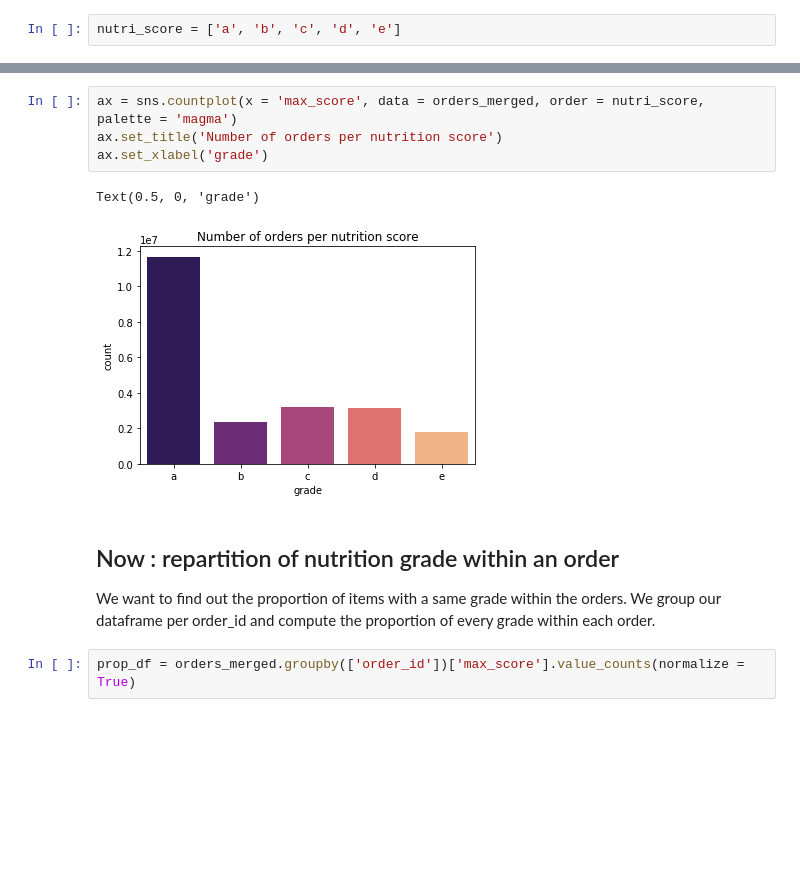
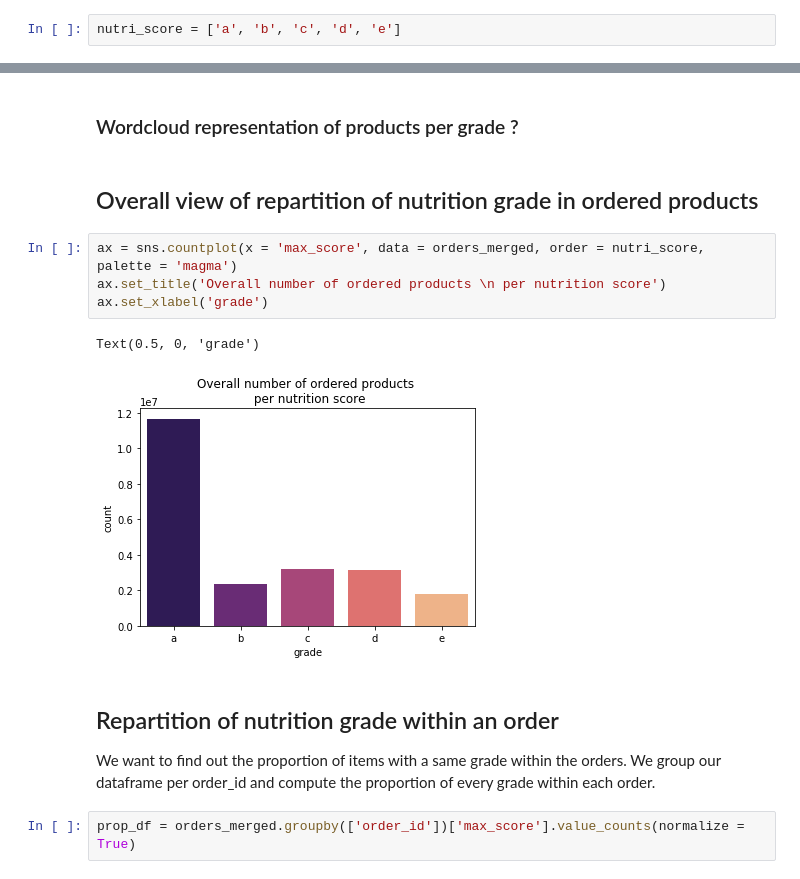
Before and after one commit to MarcBickel/project_gobigorgohome, a Jupyter notebook: project_notebook-Copy_cecile.ipynb, the cells around one changed output, grey strips where cells are left out. Saved outputs shown, nothing was run; the diff lists cells and outputs as text; blank space fills up the shorter version.

```diff
--- a/project_notebook-Copy_cecile.ipynb
+++ b/project_notebook-Copy_cecile.ipynb
@@ -556,12 +588,16 @@ nutri_score = ['a', 'b', 'c', 'd', 'e']
+# %% [markdown]
+### Wordcloud representation of products per grade ?
+# %% [markdown]
+## Overall view of repartition of nutrition grade in ordered products
 # %%
 ax = sns.countplot(x = 'max_score', data = orders_merged, order = nutri_score, palette = 'magma')
-ax.set_title('Number of orders per nutrition score')
+ax.set_title('Overall number of ordered products \n per nutrition score')
 ax.set_xlabel('grade')
 # %% [output]
 Text(0.5, 0, 'grade')
-[figure, old version]
+[figure, new version]
 # %% [markdown]
-## Now : repartition of nutrition grade within an order
+## Repartition of nutrition grade within an order
 We want to find out the proportion of items with a same grade within the orders. We group our dataframe per order_id and compute the proportion of every grade within each order.
 # %%
 prop_df = orders_merged.groupby(['order_id'])['max_score'].value_counts(normalize = True)
```
Also changed, not shown: parts of 6 cells of this notebook.
